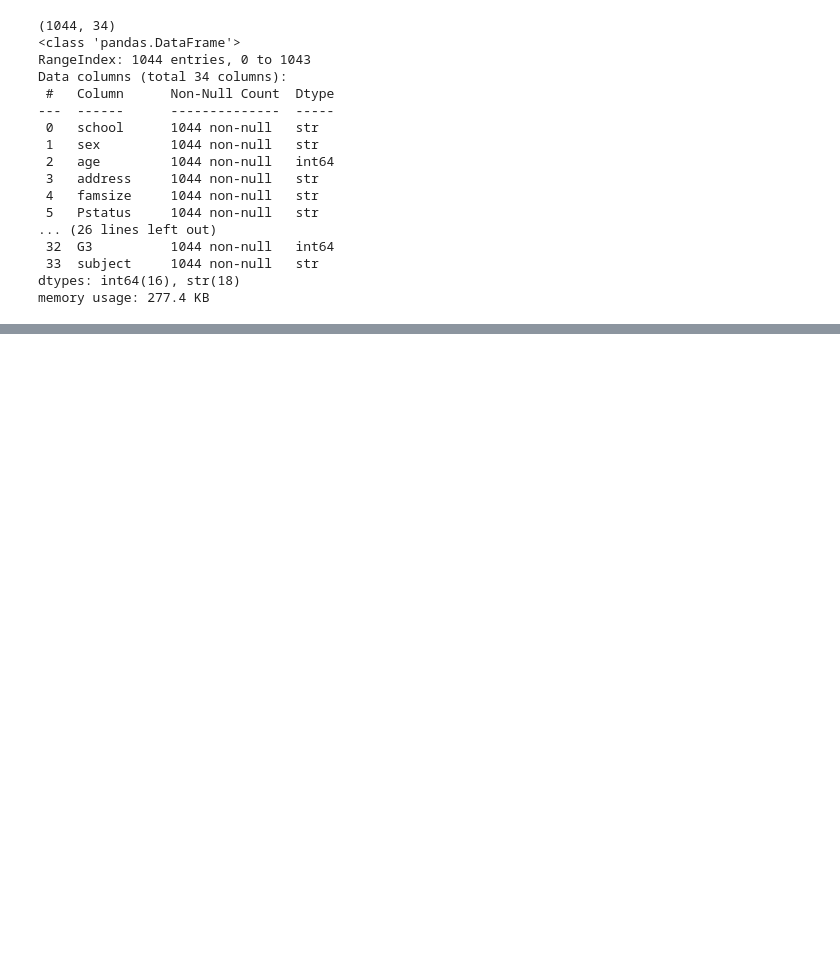
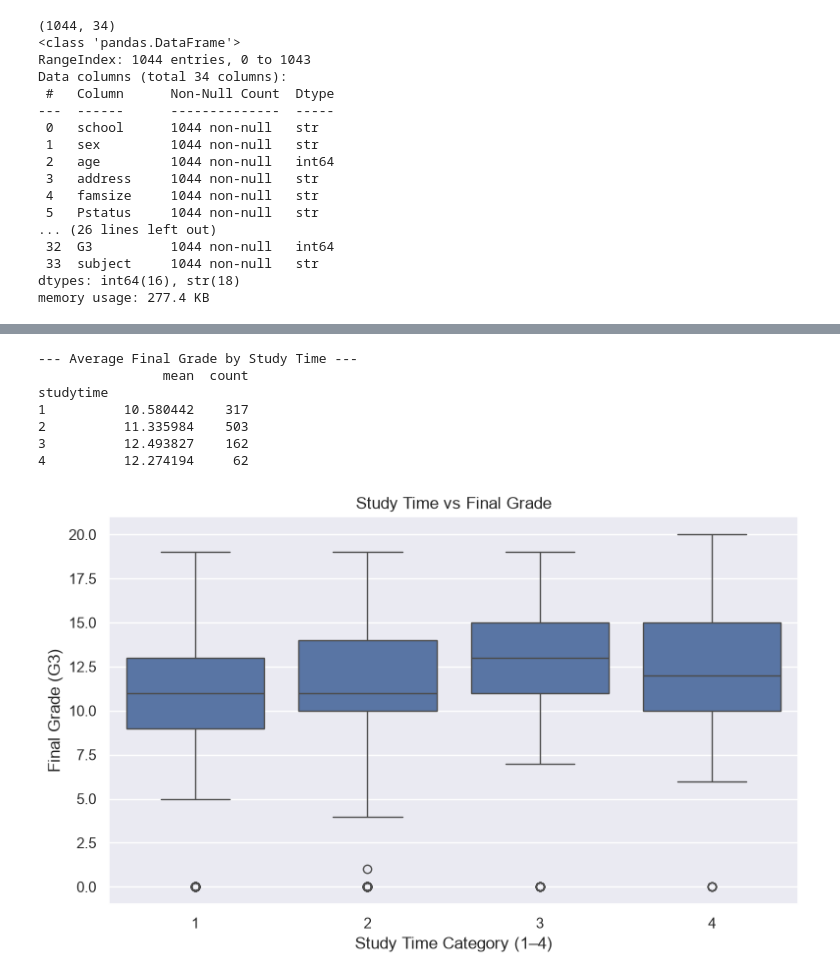
Before and after one commit to Sohan-grg/credit-card-fraud-detection, a Jupyter notebook: Project-02/notebook/Student.ipynb, the cells around one changed output, grey strips where cells are left out. Cells and saved outputs as stored; diff of their text form; code cells hidden in the pictures; blank space fills up the shorter version.

Commit message:
Add Student Performance Data Analysis

```diff
--- a/Project-02/notebook/Student.ipynb
+++ b/Project-02/notebook/Student.ipynb
@@ -68,0 +135,20 @@ Duplicates: 0
+# %%
+print("\n--- Average Final Grade by Study Time ---")
+print(df.groupby("studytime")["G3"].agg(["mean", "count"]))
+
+plt.figure(figsize=(8, 5))
+sns.boxplot(data=df, x="studytime", y="G3")
+plt.title("Study Time vs Final Grade")
+plt.xlabel("Study Time Category (1–4)")
+plt.ylabel("Final Grade (G3)")
+plt.tight_layout()
+plt.show()
+# %% [output]
+--- Average Final Grade by Study Time ---
+                mean  count
+studytime
+1          10.580442    317
+2          11.335984    503
+3          12.493827    162
+4          12.274194     62
+[figure, added]
```
Also changed, not shown: parts of 9 cells of this notebook.
